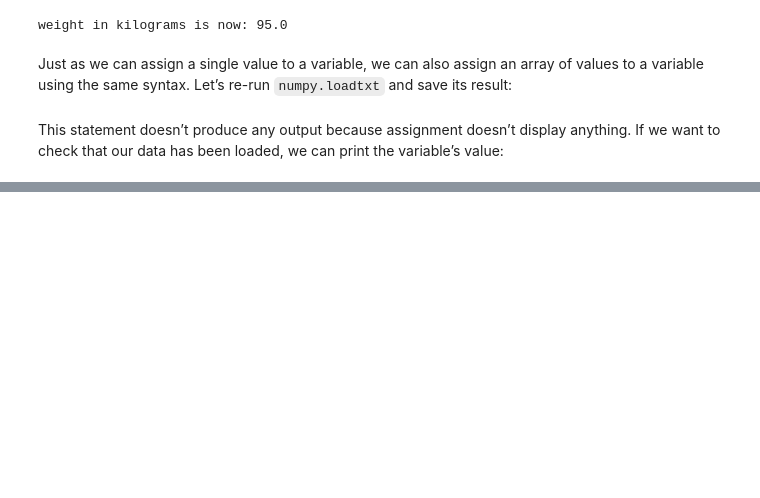
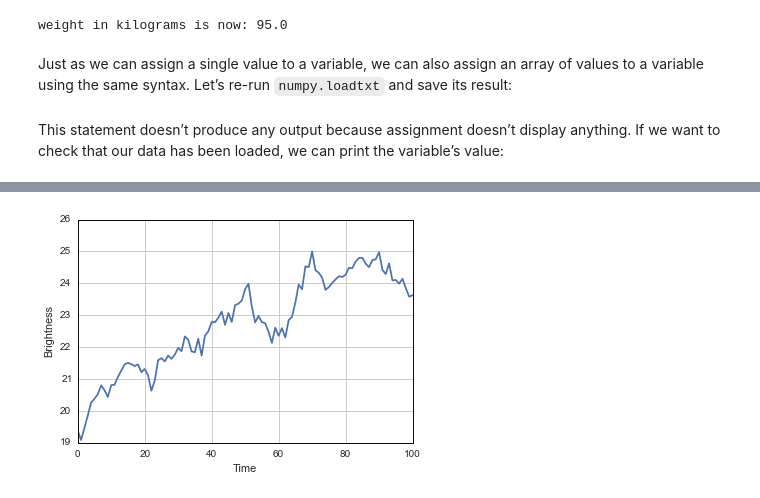
Before and after one commit to StuartLittlefair/python-bootcamp, a Jupyter notebook: pybootcamp-part2/01-numpy.ipynb, the cells around one changed output, grey strips where cells are left out. Drawn from its saved outputs; the diff is of its cells as text; code cells hidden in the pictures; blank space fills up the shorter version.

```diff
--- a/pybootcamp-part2/01-numpy.ipynb
+++ b/pybootcamp-part2/01-numpy.ipynb
@@ -145,0 +378,8 @@ print(data)
+# %%
+ave_brightness = data.mean(axis=0)
+ave_plot = matplotlib.pyplot.plot(ave_brightness)
+matplotlib.pyplot.xlabel('Time')
+matplotlib.pyplot.ylabel('Brightness')
+matplotlib.pyplot.show()
+# %% [output]
+[figure, added]
```
Also changed, not shown: parts of 65 cells of this notebook, 41 other files.
